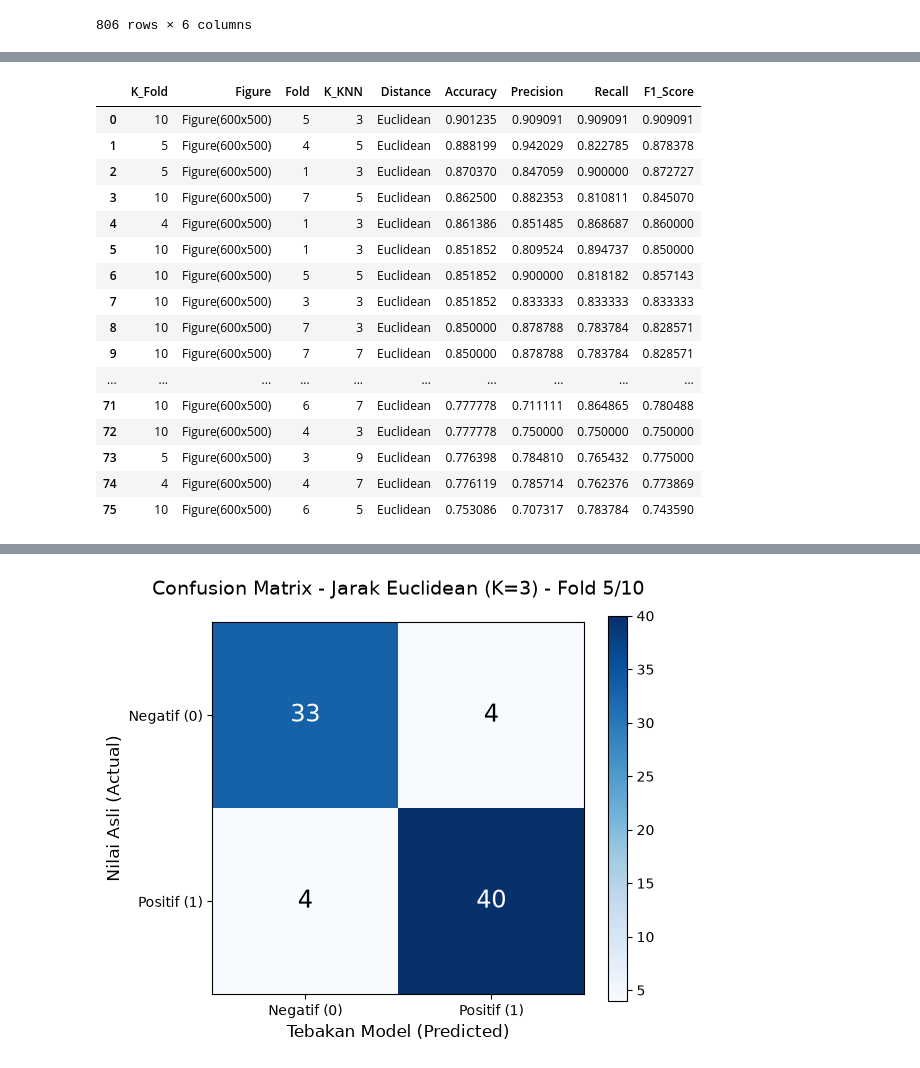
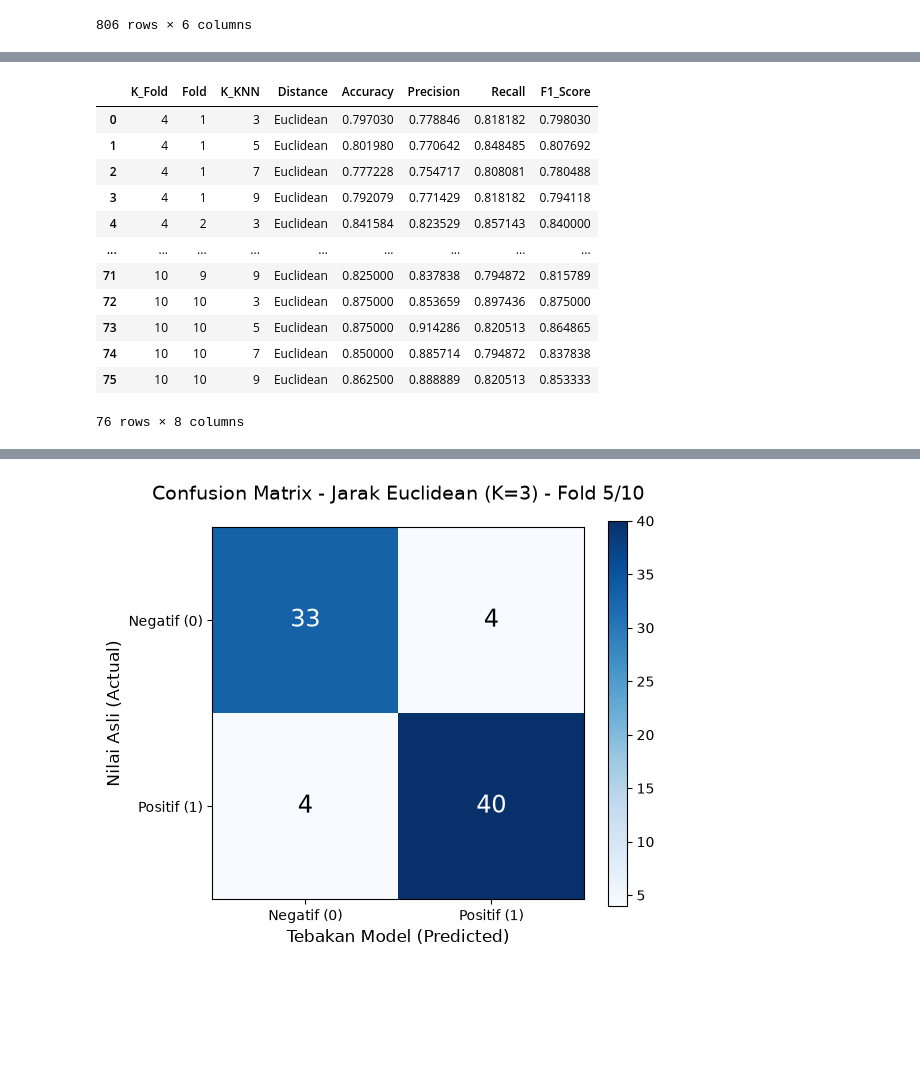
Before and after one commit to FajarRAP/januar-thesis-data-processing, a Jupyter notebook: app.ipynb, the cells around one changed output, grey strips where cells are left out. Cells and saved outputs as stored; diff of their text form; code cells hidden in the pictures; blank space fills up the shorter version.

Commit message:
feat (app): enhance k fold algorithm to use scikit learn

```diff
--- a/app.ipynb
+++ b/app.ipynb
@@ -515,0 +465,37 @@ Fold 10/10 - K=9
+# %%
+from sklearn.model_selection import StratifiedKFold
+
+results_storage = []
+
+for k_count in K:
+    # Buat objek Stratified K-Fold
+    skf = StratifiedKFold( n_splits=k_count, shuffle=True, random_state=42)
+
+    for fold_index, (train_idx, test_idx) in enumerate(list(skf.split(X,y))):
+        k_X_train, k_X_test = X.iloc[train_idx], X.iloc[test_idx]
+        k_y_train, k_y_test = y.iloc[train_idx], y.iloc[test_idx]
+
+        for k_knn in np.array([3, 5, 7, 9]):
+            print(f"Fold {fold_index + 1}/{k_count} - K={k_knn}")
+            knn = KNN(k=k_knn)
+            knn.fit(k_X_train, k_y_train)
+
+            predictions = knn.predict(k_X_test.values)
+            y_pred = predictions['Euclidean']
+
+            evaluator = MetricsEvaluator(y_pred, k_y_test.values)
+            figure = evaluator.plot_confusion_matrix(
+                title=f"Confusion Matrix - Jarak Euclidean (K={k_knn}) - Fold {fold_index + 1}/{k_count}"
+            )
+
+            results_storage.append({
+                'K_Fold': k_count,
+                'Figure': figure,
+                'Fold': fold_index + 1,
+                'K_KNN': k_knn,
+                'Distance': 'Euclidean',
+                'Accuracy': evaluator.accuracy(),
+                'Precision': evaluator.precision(),
+                'Recall': evaluator.recall(),
+                'F1_Score': evaluator.f1_score()
+            })
@@ -516,24 +520,17 @@ Fold 10/10 - K=9
 # %%
-# Tanpa grouping, langsung convert list of dicts ke Pandas DataFrame
-pd.set_option('display.max_rows', None)
-df_results = pd.DataFrame(results_storage)
-sorted_df_results = df_results.sort_values(by='Accuracy', ascending=False, ignore_index=True)
-sorted_df_results
+df_results = pd.DataFrame(results_storage).drop(columns=['Figure'])
+df_results
 # %% [output]
-|  | K_Fold | Figure | Fold | K_KNN | Distance | Accuracy | Precision | Recall | F1_Score |
-| 0 | 10 | Figure(600x500) | 5 | 3 | Euclidean | 0.901235 | 0.909091 | 0.909091 | 0.909091 |
-| 1 | 5 | Figure(600x500) | 4 | 5 | Euclidean | 0.888199 | 0.942029 | 0.822785 | 0.878378 |
-| 2 | 5 | Figure(600x500) | 1 | 3 | Euclidean | 0.870370 | 0.847059 | 0.900000 | 0.872727 |
-| 3 | 10 | Figure(600x500) | 7 | 5 | Euclidean | 0.862500 | 0.882353 | 0.810811 | 0.845070 |
-| 4 | 4 | Figure(600x500) | 1 | 3 | Euclidean | 0.861386 | 0.851485 | 0.868687 | 0.860000 |
-| 5 | 10 | Figure(600x500) | 1 | 3 | Euclidean | 0.851852 | 0.809524 | 0.894737 | 0.850000 |
-| 6 | 10 | Figure(600x500) | 5 | 5 | Euclidean | 0.851852 | 0.900000 | 0.818182 | 0.857143 |
-| 7 | 10 | Figure(600x500) | 3 | 3 | Euclidean | 0.851852 | 0.833333 | 0.833333 | 0.833333 |
-| 8 | 10 | Figure(600x500) | 7 | 3 | Euclidean | 0.850000 | 0.878788 | 0.783784 | 0.828571 |
-| 9 | 10 | Figure(600x500) | 7 | 7 | Euclidean | 0.850000 | 0.878788 | 0.783784 | 0.828571 |
-| ... | ... | ... | ... | ... | ... | ... | ... | ... | ... |
-| 71 | 10 | Figure(600x500) | 6 | 7 | Euclidean | 0.777778 | 0.711111 | 0.864865 | 0.780488 |
-| 72 | 10 | Figure(600x500) | 4 | 3 | Euclidean | 0.777778 | 0.750000 | 0.750000 | 0.750000 |
-| 73 | 5 | Figure(600x500) | 3 | 9 | Euclidean | 0.776398 | 0.784810 | 0.765432 | 0.775000 |
-| 74 | 4 | Figure(600x500) | 4 | 7 | Euclidean | 0.776119 | 0.785714 | 0.762376 | 0.773869 |
-| 75 | 10 | Figure(600x500) | 6 | 5 | Euclidean | 0.753086 | 0.707317 | 0.783784 | 0.743590 |
+|  | K_Fold | Fold | K_KNN | Distance | Accuracy | Precision | Recall | F1_Score |
+| 0 | 4 | 1 | 3 | Euclidean | 0.797030 | 0.778846 | 0.818182 | 0.798030 |
+| 1 | 4 | 1 | 5 | Euclidean | 0.801980 | 0.770642 | 0.848485 | 0.807692 |
+| 2 | 4 | 1 | 7 | Euclidean | 0.777228 | 0.754717 | 0.808081 | 0.780488 |
+| 3 | 4 | 1 | 9 | Euclidean | 0.792079 | 0.771429 | 0.818182 | 0.794118 |
+| 4 | 4 | 2 | 3 | Euclidean | 0.841584 | 0.823529 | 0.857143 | 0.840000 |
+| ... | ... | ... | ... | ... | ... | ... | ... | ... |
+| 71 | 10 | 9 | 9 | Euclidean | 0.825000 | 0.837838 | 0.794872 | 0.815789 |
+| 72 | 10 | 10 | 3 | Euclidean | 0.875000 | 0.853659 | 0.897436 | 0.875000 |
+| 73 | 10 | 10 | 5 | Euclidean | 0.875000 | 0.914286 | 0.820513 | 0.864865 |
+| 74 | 10 | 10 | 7 | Euclidean | 0.850000 | 0.885714 | 0.794872 | 0.837838 |
+| 75 | 10 | 10 | 9 | Euclidean | 0.862500 | 0.888889 | 0.820513 | 0.853333 |
+76 rows × 8 columns
```
Also changed, not shown: parts of 5 cells of this notebook.
